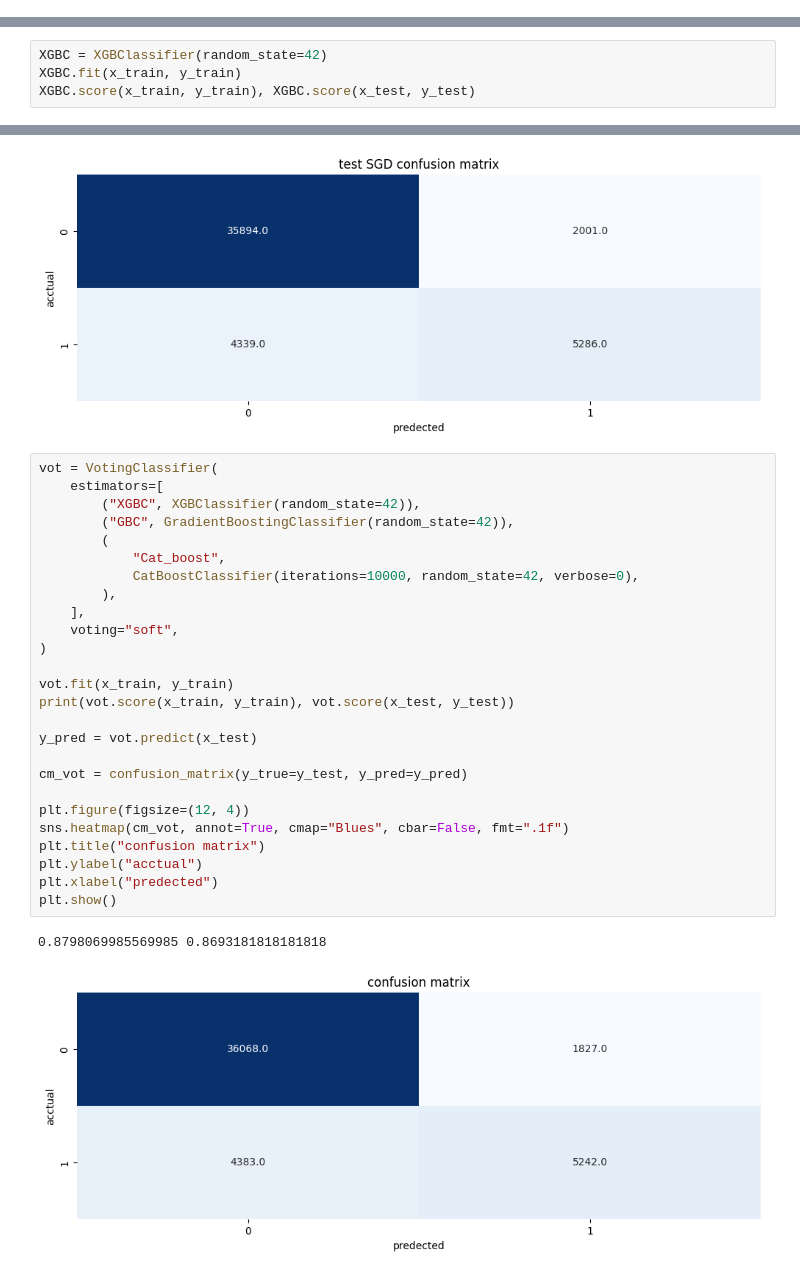
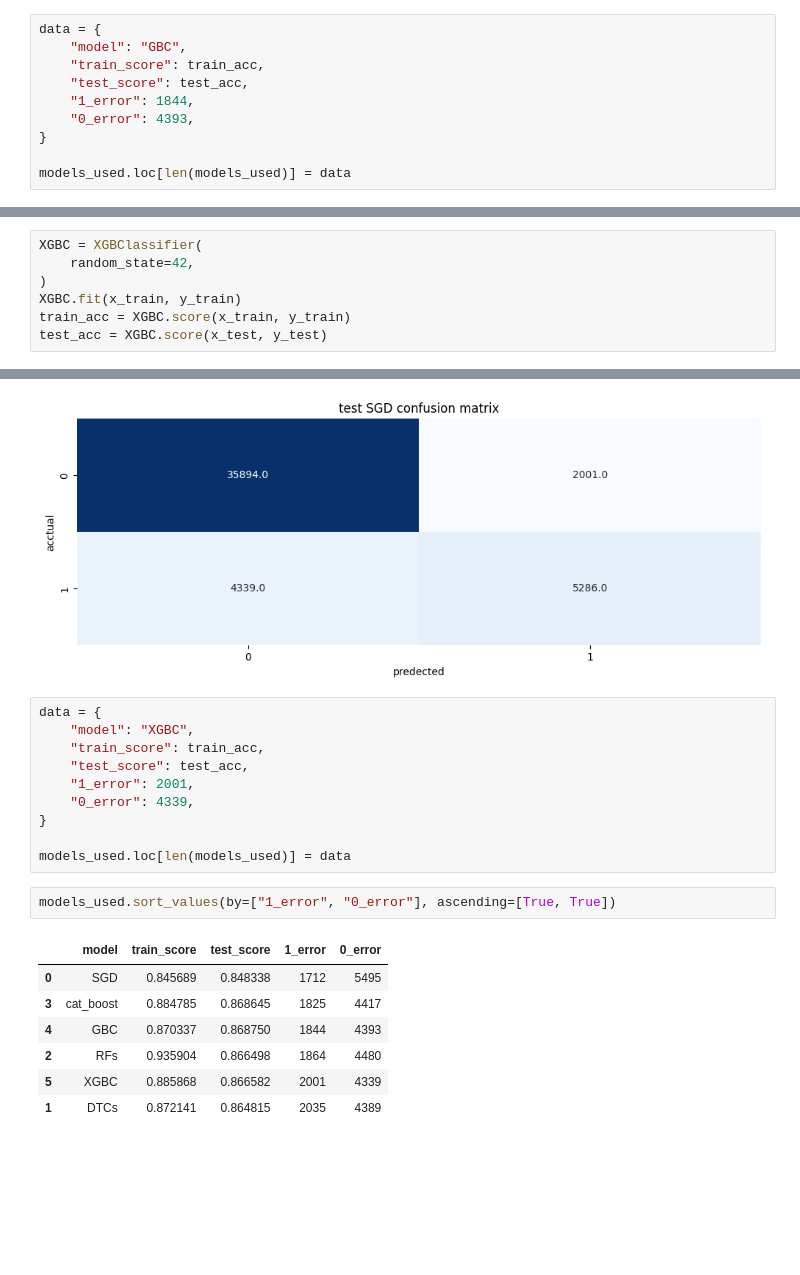
Before and after one commit to ahmedhany14/Kaggle-Competitions-Notebooks, a Jupyter notebook: Binary Classification with a Bank Churn Dataset/Note bookls/Kaggel_file_subimit.ipynb, the cells around one changed output, grey strips where cells are left out. Saved outputs shown, nothing was run; the diff lists cells and outputs as text; blank space fills up the shorter version.

```diff
--- a/Binary Classification with a Bank Churn Dataset/Note bookls/Kaggel_file_subimit.ipynb
+++ b/Binary Classification with a Bank Churn Dataset/Note bookls/Kaggel_file_subimit.ipynb
@@ -756,0 +872,10 @@ plt.show()
+# %%
+data = {
+    "model": "GBC",
+    "train_score": train_acc,
+    "test_score": test_acc,
+    "1_error": 1844,
+    "0_error": 4393,
+}
+
+models_used.loc[len(models_used)] = data
@@ -757,4 +886,7 @@ plt.show()
 # %%
-XGBC = XGBClassifier(random_state=42)
+XGBC = XGBClassifier(
+    random_state=42,
+)
 XGBC.fit(x_train, y_train)
-XGBC.score(x_train, y_train), XGBC.score(x_test, y_test)
+train_acc = XGBC.score(x_train, y_train)
+test_acc = XGBC.score(x_test, y_test)
@@ -773,32 +903,23 @@ plt.xlabel("predected")
 plt.show()
 # %% [output]
 [figure]
-# %%
-vot = VotingClassifier(
-    estimators=[
-        ("XGBC", XGBClassifier(random_state=42)),
-        ("GBC", GradientBoostingClassifier(random_state=42)),
-        (
-            "Cat_boost",
-            CatBoostClassifier(iterations=10000, random_state=42, verbose=0),
-        ),
-    ],
-    voting="soft",
-)
-
-vot.fit(x_train, y_train)
-print(vot.score(x_train, y_train), vot.score(x_test, y_test))
-
-y_pred = vot.predict(x_test)
-
-cm_vot = confusion_matrix(y_true=y_test, y_pred=y_pred)
-
-plt.figure(figsize=(12, 4))
-sns.heatmap(cm_vot, annot=True, cmap="Blues", cbar=False, fmt=".1f")
-plt.title("confusion matrix")
-plt.ylabel("acctual")
-plt.xlabel("predected")
-plt.show()
-# %% [output]
-0.8798069985569985 0.8693181818181818
-[figure, removed]
+# %%
+data = {
+    "model": "XGBC",
+    "train_score": train_acc,
+    "test_score": test_acc,
+    "1_error": 2001,
+    "0_error": 4339,
+}
+
+models_used.loc[len(models_used)] = data
+# %%
+models_used.sort_values(by=["1_error", "0_error"], ascending=[True, True])
+# %% [output]
+|  | model | train_score | test_score | 1_error | 0_error |
+| 0 | SGD | 0.845689 | 0.848338 | 1712 | 5495 |
+| 3 | cat_boost | 0.884785 | 0.868645 | 1825 | 4417 |
+| 4 | GBC | 0.870337 | 0.868750 | 1844 | 4393 |
+| 2 | RFs | 0.935904 | 0.866498 | 1864 | 4480 |
+| 5 | XGBC | 0.885868 | 0.866582 | 2001 | 4339 |
+| 1 | DTCs | 0.872141 | 0.864815 | 2035 | 4389 |
```
Also changed, not shown: parts of 69 cells of this notebook, 4 other files.
